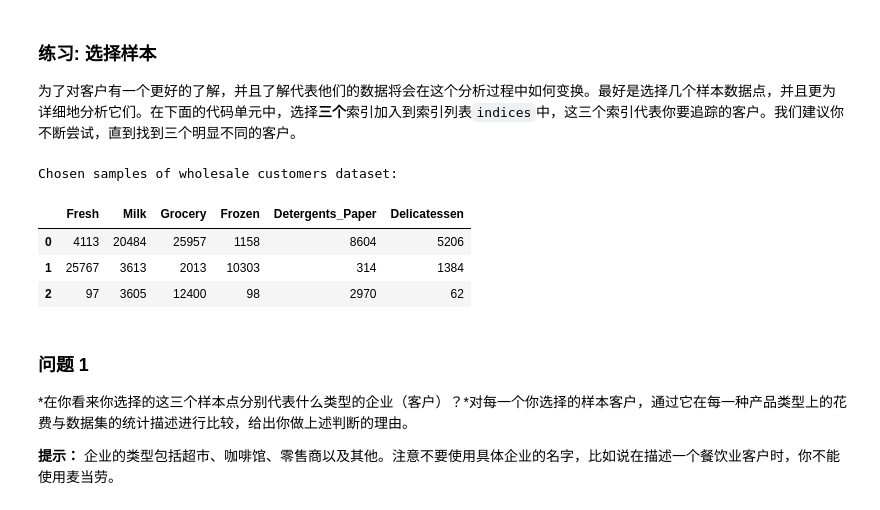
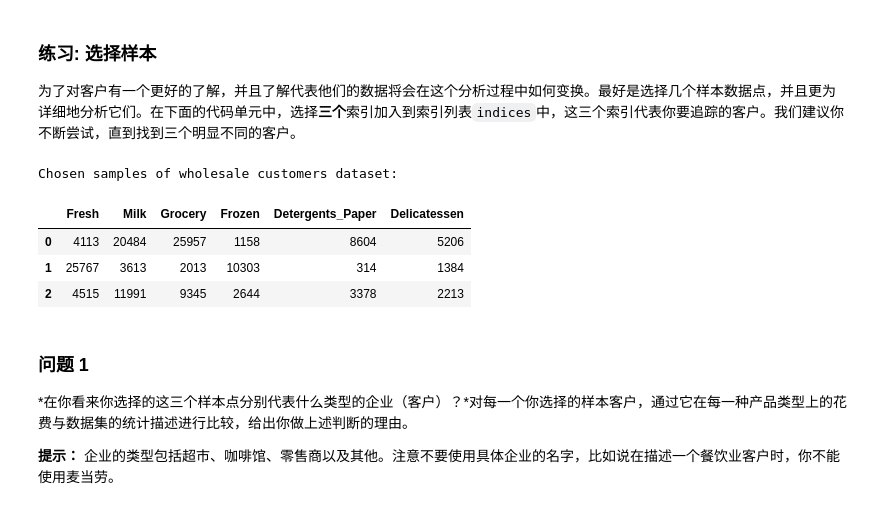
Before and after one commit to cchao1031/ML-nanodegree, a Jupyter notebook: creating_customer_segments/customer_segments.ipynb, the cells around one changed output. Saved outputs shown, nothing was run; the diff lists cells and outputs as text; code cells hidden in the pictures.

```diff
--- a/creating_customer_segments/customer_segments.ipynb
+++ b/creating_customer_segments/customer_segments.ipynb
@@ -58,18 +58,18 @@ display(data.describe())
 为了对客户有一个更好的了解，并且了解代表他们的数据将会在这个分析过程中如何变换。最好是选择几个样本数据点，并且更为详细地分析它们。在下面的代码单元中，选择**三个**索引加入到索引列表`indices`中，这三个索引代表你要追踪的客户。我们建议你不断尝试，直到找到三个明显不同的客户。
 # %%
 # TODO：从数据集中选择三个你希望抽样的数据点的索引
-indices = [28, 283, 412]
+indices = [28, 283, 396]
 
 # 为选择的样本建立一个DataFrame
 samples = pd.DataFrame(data.loc[indices], columns = data.keys()).reset_index(drop = True)
 print "Chosen samples of wholesale customers dataset:"
 display(samples)
 # %% [output]
 Chosen samples of wholesale customers dataset:
 |  | Fresh | Milk | Grocery | Frozen | Detergents_Paper | Delicatessen |
 | 0 | 4113 | 20484 | 25957 | 1158 | 8604 | 5206 |
 | 1 | 25767 | 3613 | 2013 | 10303 | 314 | 1384 |
-| 2 | 97 | 3605 | 12400 | 98 | 2970 | 62 |
+| 2 | 4515 | 11991 | 9345 | 2644 | 3378 | 2213 |
 # %% [markdown]
 ### 问题 1
 *在你看来你选择的这三个样本点分别代表什么类型的企业（客户）？*对每一个你选择的样本客户，通过它在每一种产品类型上的花费与数据集的统计描述进行比较，给出你做上述判断的理由。
```
Also changed, not shown: parts of 22 cells of this notebook, 1 other file.
